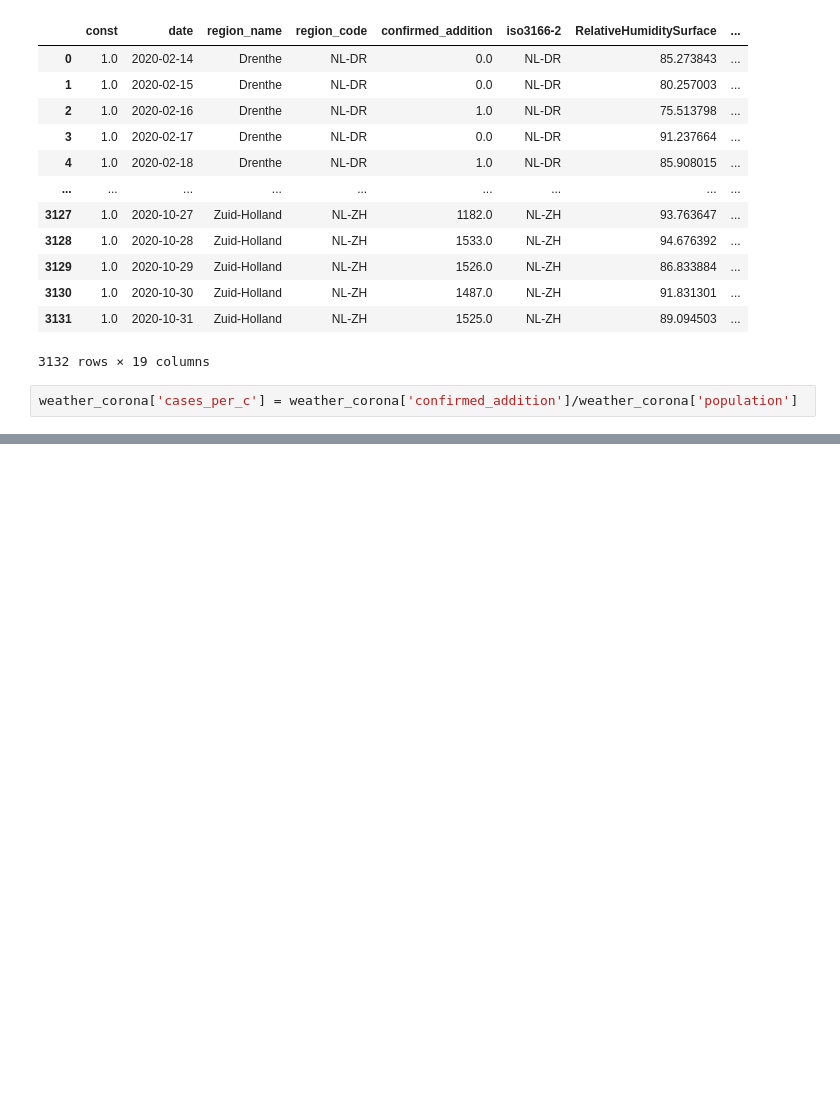
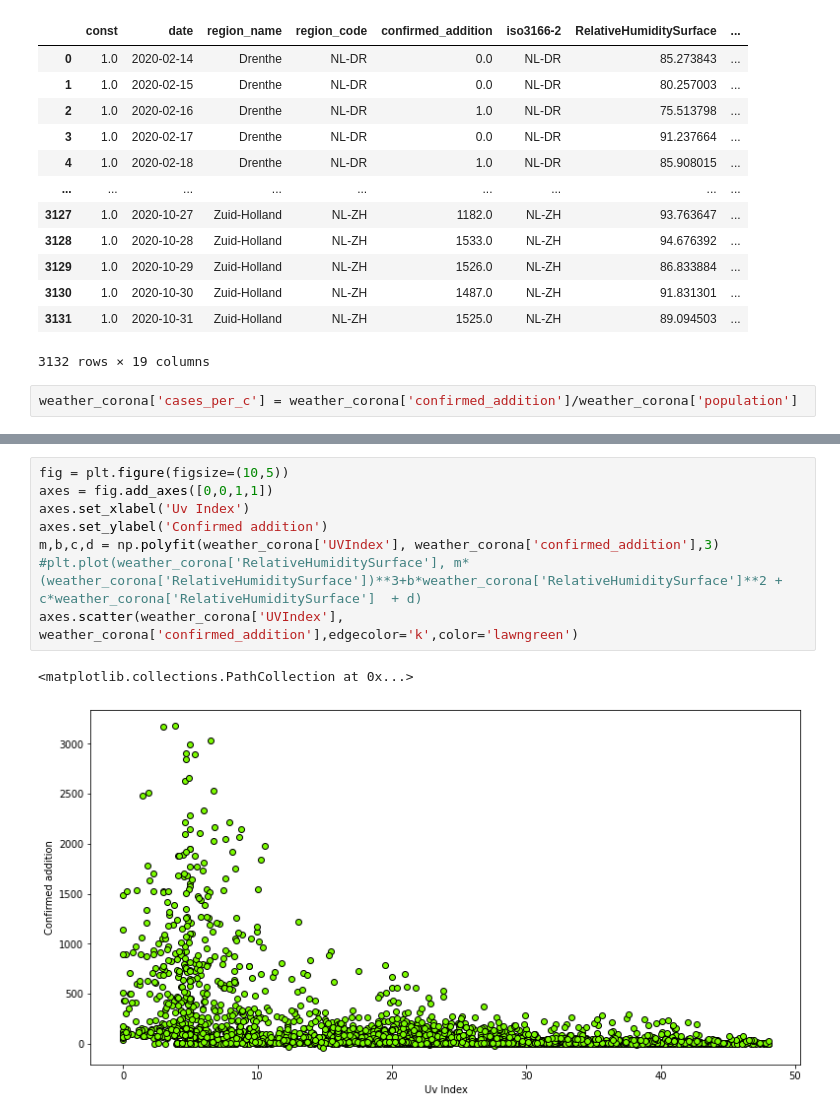
Before and after one commit to Javh2138/fyp2021p02g16, a Jupyter notebook: Notebooks/Fyp2021p02g16.ipynb, the cells around one changed output, grey strips where cells are left out. Cells and saved outputs as stored; diff of their text form; blank space fills up the shorter version.

```diff
--- a/Notebooks/Fyp2021p02g16.ipynb
+++ b/Notebooks/Fyp2021p02g16.ipynb
@@ -811,0 +848,11 @@ set(tests['weekend'])
+# %%
+fig = plt.figure(figsize=(10,5))
+axes = fig.add_axes([0,0,1,1])
+axes.set_xlabel('Uv Index')
+axes.set_ylabel('Confirmed addition')
+m,b,c,d = np.polyfit(weather_corona['UVIndex'], weather_corona['confirmed_addition'],3)
+#plt.plot(weather_corona['RelativeHumiditySurface'], m*(weather_corona['RelativeHumiditySurface'])**3+b*weather_corona['RelativeHumiditySurface']**2 + c*weather_corona['RelativeHumiditySurface']  + d)
+axes.scatter(weather_corona['UVIndex'], weather_corona['confirmed_addition'],edgecolor='k',color='lawngreen')
+# %% [output]
+<matplotlib.collections.PathCollection at 0x...>
+[figure, added]
```
Also changed, not shown: parts of 25 cells of this notebook, 1 other file.
